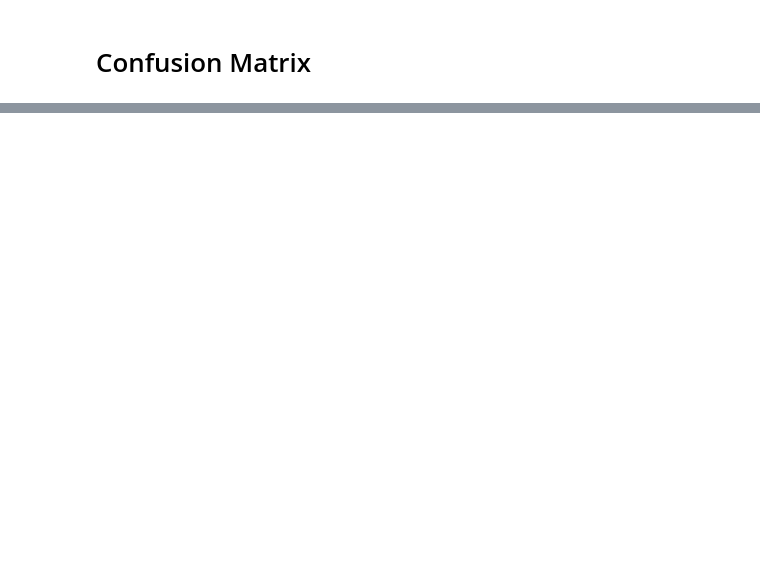
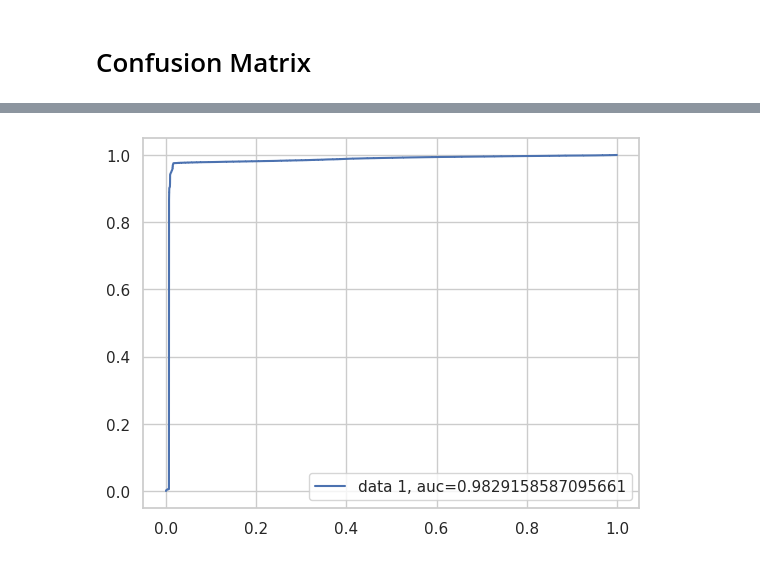
Before and after one commit to Faareh-Ahmed/Anomaly-Detection, a Jupyter notebook: Copy_of_Anomaly_Detection.ipynb, the cells around one changed output, grey strips where cells are left out. Saved outputs shown, nothing was run; the diff lists cells and outputs as text; code cells hidden in the pictures; blank space fills up the shorter version.

```diff
--- a/Copy_of_Anomaly_Detection.ipynb
+++ b/Copy_of_Anomaly_Detection.ipynb
@@ -250,0 +271,15 @@ plt.show()
+# %%
+from sklearn.metrics import roc_curve, roc_auc_score
+
+y_pred_proba = logistic_regression_model.predict_proba(X_test)[:, 1]
+fpr, tpr, _ = roc_curve(Y_test, y_pred_proba)
+auc = roc_auc_score(Y_test, y_pred_proba)
+
+plt.plot(fpr, tpr, label="data 1, auc="+str(auc))
+plt.legend(loc=4)
+plt.show()
+
+# plotting the ROC curve and calculating AUC score
+# 0(worst) to 1(best) -> 0.98 score
+# %% [output]
+[figure, added]
```
Also changed, not shown: parts of 15 cells of this notebook.
